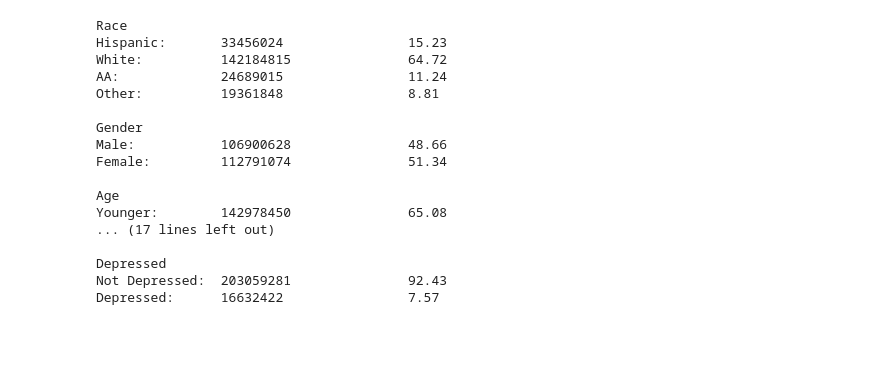
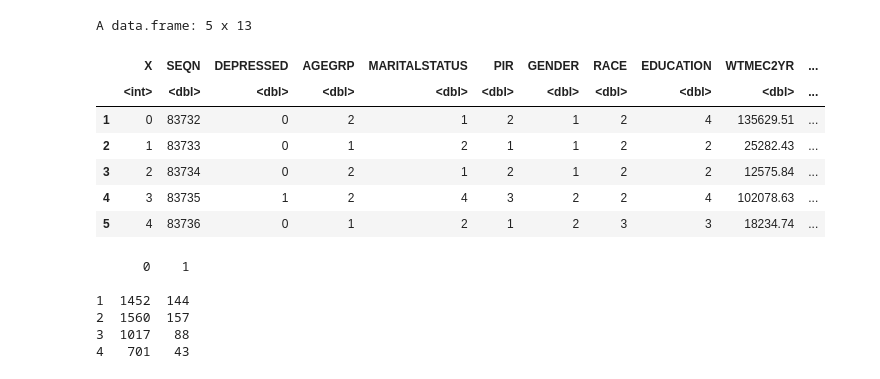
Before and after one commit to mbrumfield/NHANES-201516-DataAnalysis, a Jupyter notebook: data_analysis.ipynb, the cells around one changed output. Saved outputs shown, nothing was run; the diff lists cells and outputs as text; code cells hidden in the pictures; blank space fills up the shorter version.

```diff
--- a/data_analysis.ipynb
+++ b/data_analysis.ipynb
@@ -266,53 +1,22 @@ weightNotDepressedPercent = (weightNotDepressed / weightDepressionTotal) * 100
-# %%
-# Display the results
-print('Race')
-print('Hispanic: \t' + str(round(weightRaceHispanic)) + '\t\t' + str(round(weightRaceHispanicPercent, 2)))
-print('White: \t\t' + str(round(weightRaceWhite)) + '\t\t' + str(round(weightRaceWhitePercent, 2)))
-print('AA: \t\t' + str(round(weightRaceAfricanAmerican)) + '\t\t' + str(round(weightRaceAfricanAmericanPercent, 2)))
-print('Other: \t\t' + str(round(weightRaceOther)) + '\t\t' + str(round(weightRaceOtherPercent, 2)))
-
-print('\nGender')
-print('Male: \t\t' + str(round(weightGenderMale)) + '\t\t' + str(round(weightGenderMalePercent, 2)))
-print('Female: \t' + str(round(weightGenderFemale)) + '\t\t' + str(round(weightGenderFemalePercent, 2)))
-
-print('\nAge')
-print('Younger: \t' + str(round(weightAgeYounger)) + '\t\t' + str(round(weightAgeYoungerPercent, 2)))
-print('Older: \t\t' + str(round(weightAgeOlder)) + '\t\t' + str(round(weightAgeOlderPercent, 2)))
-
-print('\nEducation')
-print('Up to 11th: \t' + str(round(weightEducation11)) + '\t\t' + str(round(weightEducation11Percent, 2)))
-print('High School: \t' + str(round(weightEducationHS)) + '\t\t' + str(round(weightEducationHSPercent, 2)))
-print('College: \t' + str(round(weightEducationCollege)) + '\t\t' + str(round(weightEducationCollegePercent, 2)))
-print('Graduate: \t' + str(round(weightEducationGrad)) + '\t\t' + str(round(weightEducationGradPercent, 2)))
-
-print('\nMarital Status')
-print('Married: \t' + str(round(weightMaritalMarried)) + '\t\t' + str(round(weightMaritalMarriedPercent, 2)))
-print('Wid/Div/Sep: \t' + str(round(weightMaritalWDS)) + '\t\t' + str(round(weightMaritalWDSPercent, 2)))
-print('Partner \t' + str(round(weightMaritalPartner)) + '\t\t' + str(round(weightMaritalPartnerPercent, 2)))
-
-print('\nPIR')
-print('Low: \t\t' + str(round(weightPIRLow)) + '\t\t' + str(round(weightPIRLowPercent, 2)))
-print('Medium: \t' + str(round(weightPIRMed)) + '\t\t' + str(round(weightPIRMedPercent, 2)))
-print('High \t\t' + str(round(weightPIRHigh)) + '\t\t' + str(round(weightPIRHighPercent, 2)))
-
-print('\nDepressed')
-print('Not Depressed: \t' + str(round(weightNotDepressed)) + '\t\t' + str(round(weightNotDepressedPercent, 2)))
-print('Depressed: \t' + str(round(weightDepressed)) + '\t\t' + str(round(weightDepressedPercent, 2)))
-# %% [output]
-Race
-Hispanic:       33456024                15.23
-White:          142184815               64.72
-AA:             24689015                11.24
-Other:          19361848                8.81
-
-Gender
-Male:           106900628               48.66
-Female:         112791074               51.34
-
-Age
-Younger:        142978450               65.08
-... (17 lines left out)
-
-Depressed
-Not Depressed:  203059281               92.43
-Depressed:      16632422                7.57
+# %%
+mergeddata = read.csv('/Users/mbrumfield/Documents/depression_ds/mergeddata.csv')
+head(mergeddata, 5)
+
+#Creates two way table of counts by Gender and Home Ownership
+unweightedtable = ftable(mergeddata$RACE, mergeddata$DEPRESSED)
+unweightedtable
+# %% [output]
+A data.frame: 5 x 13
+|  | X | SEQN | DEPRESSED | AGEGRP | MARITALSTATUS | PIR | GENDER | RACE | EDUCATION | WTMEC2YR | ... |
+|  | <int> | <dbl> | <dbl> | <dbl> | <dbl> | <dbl> | <dbl> | <dbl> | <dbl> | <dbl> | ... |
+| 1 | 0 | 83732 | 0 | 2 | 1 | 2 | 1 | 2 | 4 | 135629.51 | ... |
+| 2 | 1 | 83733 | 0 | 1 | 2 | 1 | 1 | 2 | 2 | 25282.43 | ... |
+| 3 | 2 | 83734 | 0 | 2 | 1 | 2 | 1 | 2 | 2 | 12575.84 | ... |
+| 4 | 3 | 83735 | 1 | 2 | 4 | 3 | 2 | 2 | 4 | 102078.63 | ... |
+| 5 | 4 | 83736 | 0 | 1 | 2 | 1 | 2 | 3 | 3 | 18234.74 | ... |
+      0    1
+
+1  1452  144
+2  1560  157
+3  1017   88
+4   701   43
```
Also changed, not shown: parts of 10 cells of this notebook, 2 other files.
